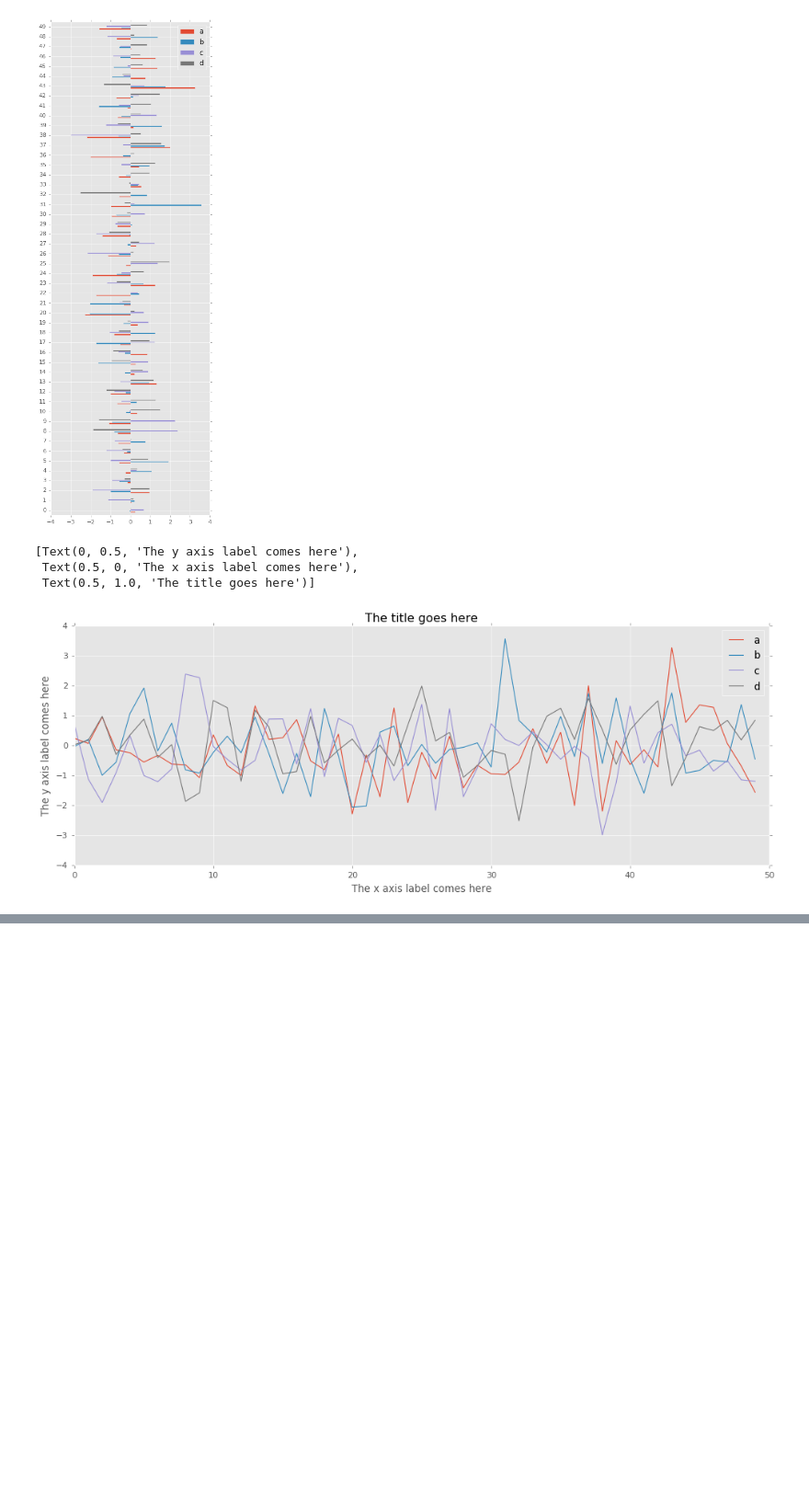
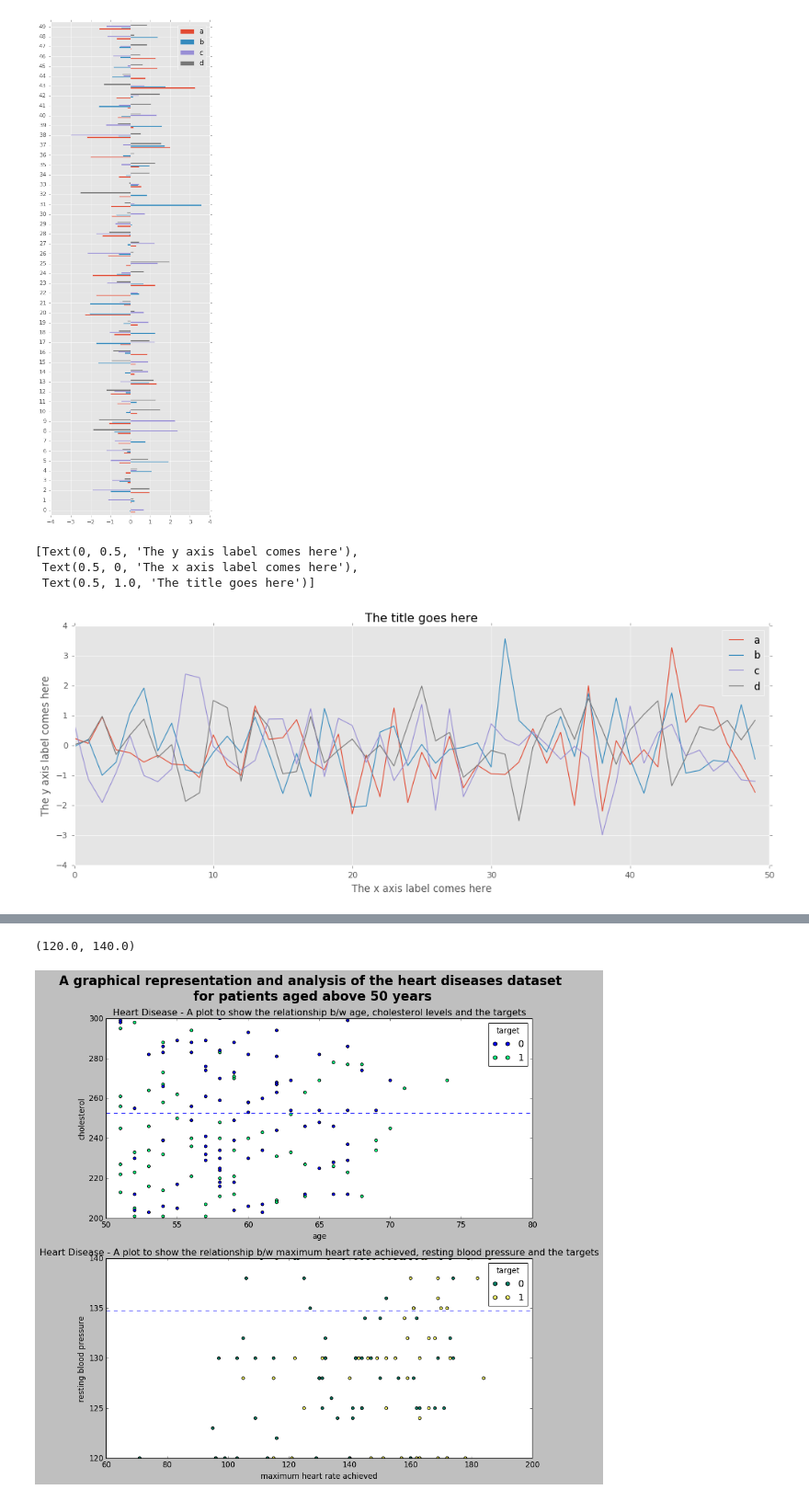
Before and after one commit to ineelhere/Machine-Learning-and-Data-Science, a Jupyter notebook: Matplotlib/matplotlib.ipynb, the cells around one changed output, grey strips where cells are left out. Shown at 92% size. Drawn from its saved outputs; the diff is of its cells as text; code cells hidden in the pictures; blank space fills up the shorter version.

```diff
--- a/Matplotlib/matplotlib.ipynb
+++ b/Matplotlib/matplotlib.ipynb
@@ -806,0 +872,62 @@ ax.set(title = "The title goes here",
+# %%
+# a few further changes - axis limits
+
+#set the style
+plt.style.use("fast")
+
+#first things first
+fig, (axis1, axis2) = plt.subplots(nrows = 2,
+                                   ncols = 1,
+                                   figsize = (12,12))
+
+#FOR 1ST SUBPLOT
+#plot the data
+figure = axis1.scatter(x = up50.age,
+                     y = up50.chol,
+                     c = up50.target,
+                     cmap = "winter" ); #cmap goes here
+
+#make the plot more readable
+axis1.set(title = "Heart Disease - A plot to show the relationship b/w age, cholesterol levels and the targets",
+          xlabel = "age",
+          ylabel = "cholesterol");
+
+#add a legend/index/reference (I like to call it legend)
+axis1.legend(*figure.legend_elements(), title = "target");
+
+#add a horizontal line across the axes
+axis1.axhline(up50.chol.mean(),
+            linestyle = "--"); #The line signifies the mean cholesterom level
+
+#FOR 2ND SUBPLOT
+#plot the data
+figure = axis2.scatter(x = up50.thalach,
+                     y = up50.trestbps,
+                     c = up50.target,
+                       cmap="summer"
+                      ); #cmap goes here
+
+#make the plot more readable
+axis2.set(title = "Heart Disease - A plot to show the relationship b/w maximum heart rate achieved, resting blood pressure and the targets",
+          xlabel = "maximum heart rate achieved",
+          ylabel = "resting blood pressure"); #thalach means maximum heart rate achieved and trestbps mean resting blood pressure
+
+#add a legend/index/reference (I like to call it legend)
+axis2.legend(*figure.legend_elements(), title = "target");
+
+#add a horizontal line across the axes
+axis2.axhline(up50.trestbps.mean(),
+            linestyle = "--"); #The line signifies the mean resting blood pressure
+
+#now add a grand title (suptitle)
+fig.suptitle("A graphical representation and analysis of the heart diseases dataset \n for patients aged above 50 years \n",
+               fontsize = 20, fontweight = "bold");
+
+#set/change axis limits
+axis1.set_xlim([50,80])
+axis2.set_xlim([60,200])
+axis1.set_ylim([200,300])
+axis2.set_ylim([120,140])
+# %% [output]
+(120.0, 140.0)
+[figure, added]
```
Also changed, not shown: parts of 6 cells of this notebook.
